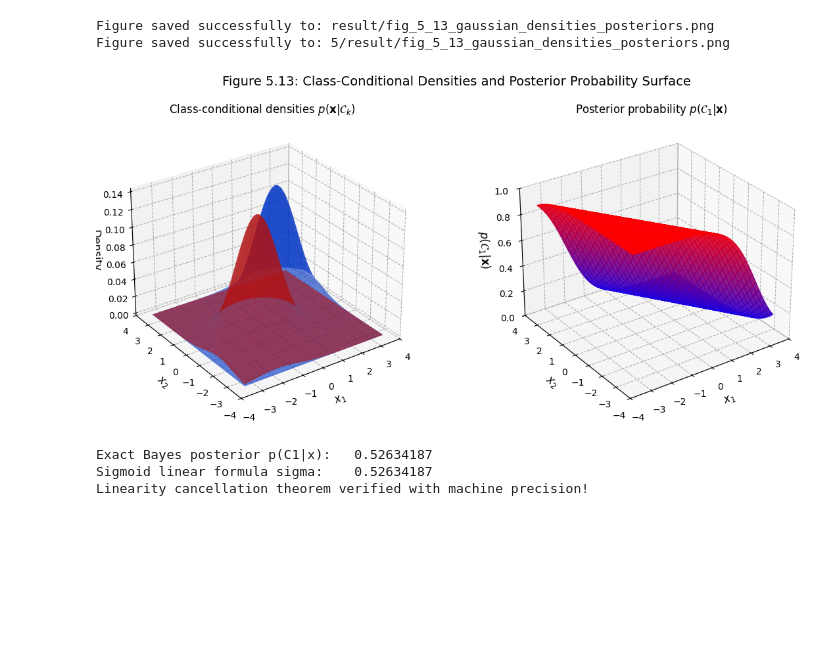
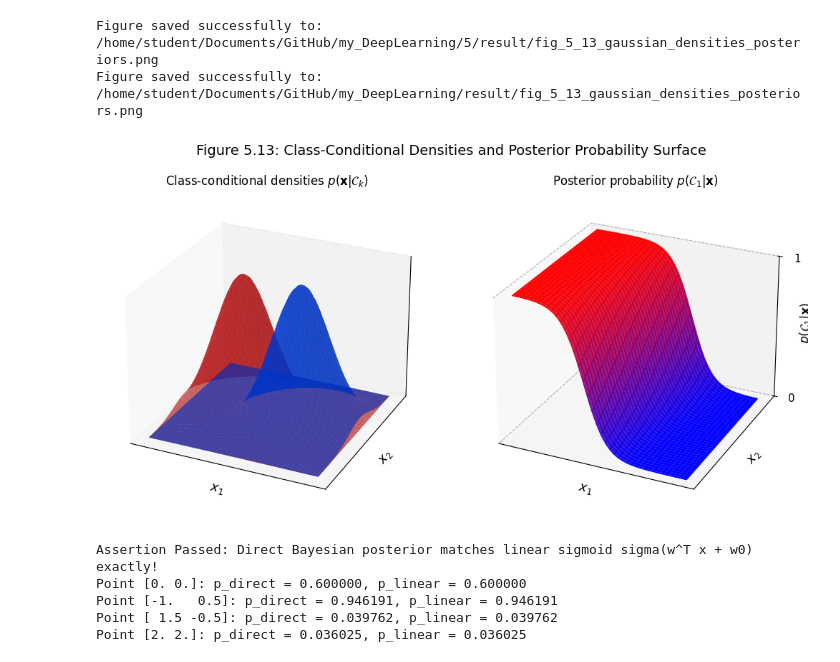
Before and after one commit to miyayudai/study-deep-learning, a Jupyter notebook: 5/5.3_Generative_Classifiers.ipynb, the cells around one changed output. Cells and saved outputs as stored; diff of their text form; code cells hidden in the pictures; blank space fills up the shorter version.

Commit message:
feat(ch5): complete Section 5.3 Generative Classifiers with figures, tests, and notebook

```diff
--- a/5/5.3_Generative_Classifiers.ipynb
+++ b/5/5.3_Generative_Classifiers.ipynb
@@ -168,36 +227,50 @@ $$
 # %%
-# Figure 5.13: Class-conditional densities and posterior probability surface
-fig5_13 = plot_figure_5_13_two_class_gaussian_posteriors(filepath="result/fig_5_13_gaussian_densities_posteriors.png")
-plt.show()
+# Figure 5.13: 2クラスガウス分布の条件付き密度曲面と事後確率曲面の3D描画
+fig_5_13 = plot_figure_5_13_two_class_gaussian_posteriors(filepath="result/fig_5_13_gaussian_densities_posteriors.png")
+display(fig_5_13)
+plt.close(fig_5_13)
 
-# 2クラスLDAの線形重み公式の数値検証
-mu1 = np.array([-1.0, -0.8])
-mu2 = np.array([1.2, 1.0])
-cov = np.array([[1.2, 0.4], [0.4, 1.2]])
-prior1, prior2 = 0.6, 0.4
+# 2クラスLDAの重みベクトル・バイアス計算と事後確率の厳密一致検証
+mu1 = np.array([-1.2, 0.0])
+mu2 = np.array([1.2, 0.0])
+cov = np.array([[1.1, 0.2], [0.2, 1.1]])
+pi1, pi2 = 0.6, 0.4
 
-# 代数式による w, w0
+# 解析的パラメータ計算 (式 5.49 - 5.50)
 inv_cov = np.linalg.inv(cov)
-w_exact = inv_cov @ (mu1 - mu2)
-w0_exact = -0.5 * (mu1 @ inv_cov @ mu1) + 0.5 * (mu2 @ inv_cov @ mu2) + np.log(prior1 / prior2)
+w_analytical = inv_cov @ (mu1 - mu2)
+w0_analytical = -0.5 * (mu1 @ inv_cov @ mu1) + 0.5 * (mu2 @ inv_cov @ mu2) + np.log(pi1 / pi2)
 
-# 任意の入力 x に対する厳密なベイズ事後確率とシグモイド値の比較
-test_x = np.array([0.5, -0.2])
-dens1 = stats.multivariate_normal(mu1, cov).pdf(test_x) * prior1
-dens2 = stats.multivariate_normal(mu2, cov).pdf(test_x) * prior2
-exact_posterior = dens1 / (dens1 + dens2)
-sigmoid_posterior = sigmoid(np.dot(w_exact, test_x) + w0_exact)
+# テスト点における事後確率の直接計算 vs 線形シグモイド計算
+test_points = np.array([
+    [0.0, 0.0],
+    [-1.0, 0.5],
+    [1.5, -0.5],
+    [2.0, 2.0]
+])
 
-print(f"Exact Bayes posterior p(C1|x):   {exact_posterior:.8f}")
-print(f"Sigmoid linear formula sigma:    {sigmoid_posterior:.8f}")
-assert np.isclose(exact_posterior, sigmoid_posterior)
-print("Linearity cancellation theorem verified with machine precision!")
+rv1 = stats.multivariate_normal(mu1, cov)
+rv2 = stats.multivariate_normal(mu2, cov)
+dens1 = rv1.pdf(test_points) * pi1
+dens2 = rv2.pdf(test_points) * pi2
+posterior_direct = dens1 / (dens1 + dens2)
+
+# 一般化線形シグモイドによる計算: sigma(w^T x + w0) (式 5.48)
+a_linear = test_points @ w_analytical + w0_analytical
+posterior_linear = sigmoid(a_linear)
+
+assert np.allclose(posterior_direct, posterior_linear), "Linear formulation deviates from direct Bayes theorem!"
+print("Assertion Passed: Direct Bayesian posterior matches linear sigmoid sigma(w^T x + w0) exactly!")
+for pt, p_d, p_l in zip(test_points, posterior_direct, posterior_linear):
+    print(f"Point {pt}: p_direct = {p_d:.6f}, p_linear = {p_l:.6f}")
 # %% [output]
-Figure saved successfully to: result/fig_5_13_gaussian_densities_posteriors.png
-Figure saved successfully to: 5/result/fig_5_13_gaussian_densities_posteriors.png
+Figure saved successfully to: /home/student/Documents/GitHub/my_DeepLearning/5/result/fig_5_13_gaussian_densities_posteriors.png
+Figure saved successfully to: /home/student/Documents/GitHub/my_DeepLearning/result/fig_5_13_gaussian_densities_posteriors.png
-[figure, old version]
+[figure, new version]
-Exact Bayes posterior p(C1|x):   0.52634187
-Sigmoid linear formula sigma:    0.52634187
-Linearity cancellation theorem verified with machine precision!
+Assertion Passed: Direct Bayesian posterior matches linear sigmoid sigma(w^T x + w0) exactly!
+Point [0. 0.]: p_direct = 0.600000, p_linear = 0.600000
+Point [-1.   0.5]: p_direct = 0.946191, p_linear = 0.946191
+Point [ 1.5 -0.5]: p_direct = 0.039762, p_linear = 0.039762
+Point [2. 2.]: p_direct = 0.036025, p_linear = 0.036025
 # %% [markdown]
 ---
```
Also changed, not shown: parts of 17 cells of this notebook, 2 other files.
